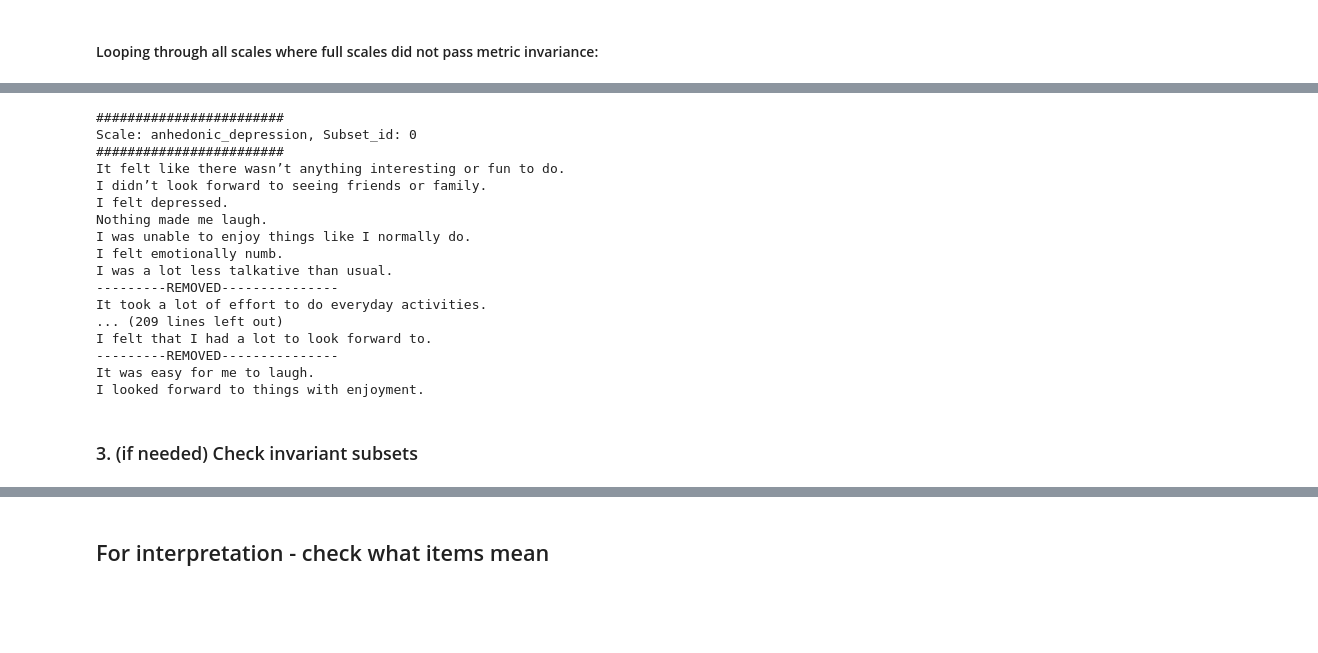
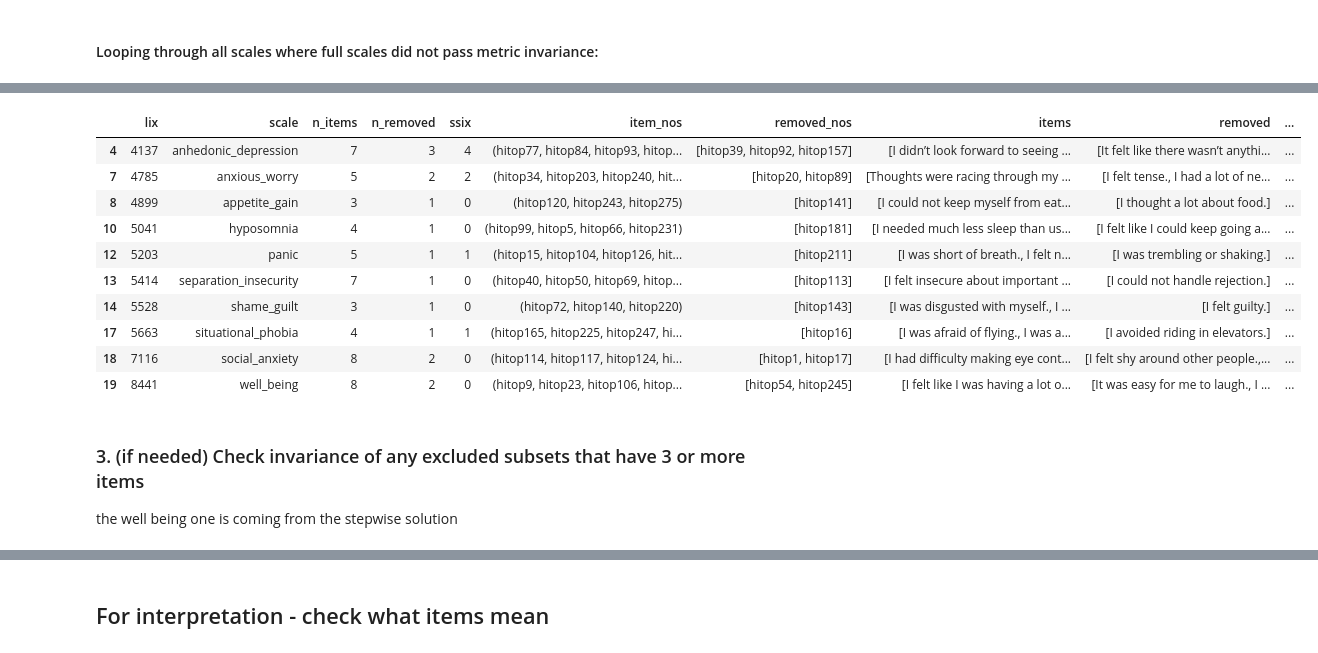
Before and after one commit to Shotgunosine/HiTOP, a Jupyter notebook: notebooks/NB_2_cfa_exploratory.ipynb, the cells around one changed output, grey strips where cells are left out. Cells and saved outputs as stored; diff of their text form; code cells hidden in the pictures; blank space fills up the shorter version.

```diff
--- a/notebooks/NB_2_cfa_exploratory.ipynb
+++ b/notebooks/NB_2_cfa_exploratory.ipynb
@@ -405,37 +446,22 @@ inv_dat = inv_dat.merge(review_notes, how='outer', on=['scale', 'ssix'])
 inv_dat['exhaustive_choice'] = inv_dat.exhaustive_choice.fillna(False)
 # %%
 inv_dat.to_pickle(cfa_dir / 'exhaustive.pkl')
-# %%
-for row in inv_dat.itertuples():
-    print("########################")
-    print(f'Scale: {row.scale}, Subset_id: {row.ssix}')
-    print("########################")
-    for ii in row.items:
-        print(ii)
-    print('---------REMOVED---------------')
-    for ii in row.removed:
-        print(ii)
-    print()
-    print()
-# %% [output]
-########################
-Scale: anhedonic_depression, Subset_id: 0
-########################
-It felt like there wasn’t anything interesting or fun to do.
-I didn’t look forward to seeing friends or family.
-I felt depressed.
-Nothing made me laugh.
-I was unable to enjoy things like I normally do.
-I felt emotionally numb.
-I was a lot less talkative than usual.
----------REMOVED---------------
-It took a lot of effort to do everyday activities.
-... (209 lines left out)
-I felt that I had a lot to look forward to.
----------REMOVED---------------
-It was easy for me to laugh.
-I looked forward to things with enjoyment.
+# %%
+inv_dat.loc[inv_dat.exhaustive_choice]
+# %% [output]
+|  | lix | scale | n_items | n_removed | ssix | item_nos | removed_nos | items | removed | ... |
+| 4 | 4137 | anhedonic_depression | 7 | 3 | 4 | (hitop77, hitop84, hitop93, hitop... | [hitop39, hitop92, hitop157] | [I didn’t look forward to seeing ... | [It felt like there wasn’t anythi... | ... |
+| 7 | 4785 | anxious_worry | 5 | 2 | 2 | (hitop34, hitop203, hitop240, hit... | [hitop20, hitop89] | [Thoughts were racing through my ... | [I felt tense., I had a lot of ne... | ... |
+| 8 | 4899 | appetite_gain | 3 | 1 | 0 | (hitop120, hitop243, hitop275) | [hitop141] | [I could not keep myself from eat... | [I thought a lot about food.] | ... |
+| 10 | 5041 | hyposomnia | 4 | 1 | 0 | (hitop99, hitop5, hitop66, hitop231) | [hitop181] | [I needed much less sleep than us... | [I felt like I could keep going a... | ... |
+| 12 | 5203 | panic | 5 | 1 | 1 | (hitop15, hitop104, hitop126, hit... | [hitop211] | [I was short of breath., I felt n... | [I was trembling or shaking.] | ... |
+| 13 | 5414 | separation_insecurity | 7 | 1 | 0 | (hitop40, hitop50, hitop69, hitop... | [hitop113] | [I felt insecure about important ... | [I could not handle rejection.] | ... |
+| 14 | 5528 | shame_guilt | 3 | 1 | 0 | (hitop72, hitop140, hitop220) | [hitop143] | [I was disgusted with myself., I ... | [I felt guilty.] | ... |
+| 17 | 5663 | situational_phobia | 4 | 1 | 1 | (hitop165, hitop225, hitop247, hi... | [hitop16] | [I was afraid of flying., I was a... | [I avoided riding in elevators.] | ... |
+| 18 | 7116 | social_anxiety | 8 | 2 | 0 | (hitop114, hitop117, hitop124, hi... | [hitop1, hitop17] | [I had difficulty making eye cont... | [I felt shy around other people.,... | ... |
+| 19 | 8441 | well_being | 8 | 2 | 0 | (hitop9, hitop23, hitop106, hitop... | [hitop54, hitop245] | [I felt like I was having a lot o... | [It was easy for me to laugh., I ... | ... |
 # %% [markdown]
-### 3. (if needed) Check invariant subsets
+### 3. (if needed) Check invariance of any excluded subsets that have 3 or more items
+the well being one is coming from the stepwise solution
 # %%
 ##  all inv scales
```
Also changed, not shown: parts of 23 cells of this notebook, 5 other files.
